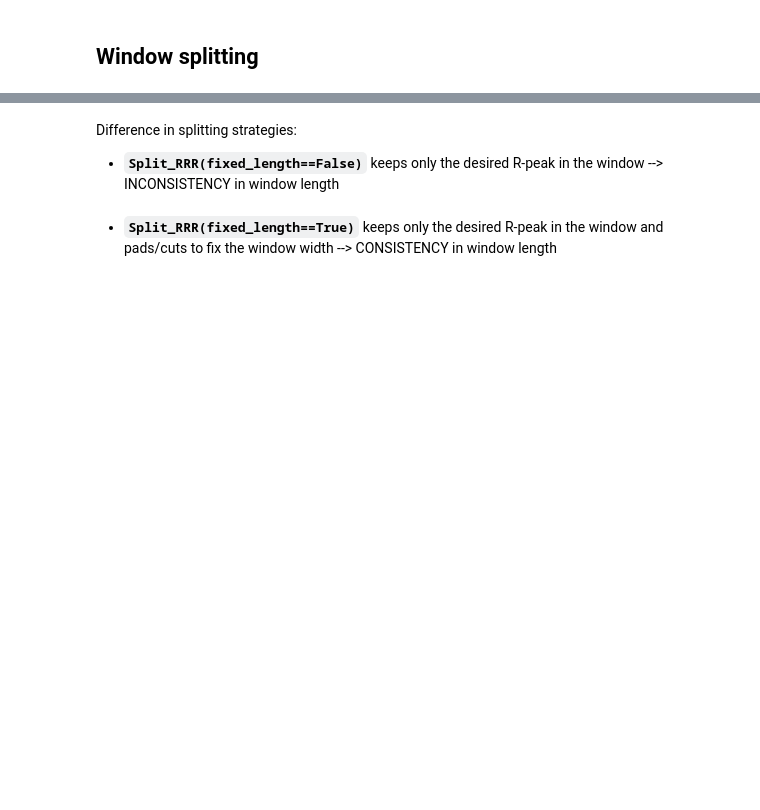
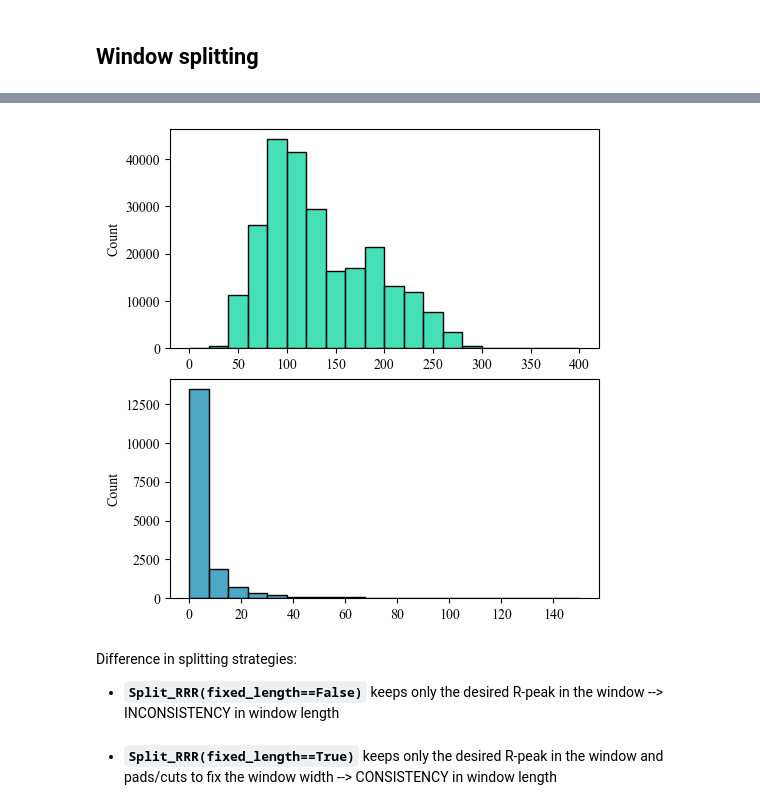
Before and after one commit to alberto-rota/PAC-PVC-Beat-Classifier-for-ECGs, a Jupyter notebook: gold.ipynb, the cells around one changed output, grey strips where cells are left out. Drawn from its saved outputs; the diff is of its cells as text; code cells hidden in the pictures; blank space fills up the shorter version.

```diff
--- a/gold.ipynb
+++ b/gold.ipynb
@@ -13,6 +13,7 @@ import matplotlib.pyplot as plt
 import matplotlib as mpl
 import seaborn as sns
 mpl.rcParams.update(mpl.rcParamsDefault)
+mpl.rcParams['font.sans-serif'] = "Times New Roman"
 import seaborn as sns
 import tarfile
 import math
@@ -56,5 +60,5 @@ color = {
 # %%
-dataset_dir = "../input/ai-dataset/data"
+dataset_dir = "data"
 # %% [markdown]
 ## Patient class definition
 # %%
@@ -209,12 +213,16 @@ class Patient:
             wl2.append(window)
 
         return wl1,wl2
+
+    def countnans(self):
+        return np.count_nonzero(np.isnan(self.lead1))+np.count_nonzero(np.isnan(self.lead2))
 # %% [markdown]
 ## Data Loading
 # %%
 files = sorted(os.listdir(dataset_dir))
 patient = []
 correct,ncorrect=0,0
+nans=0
 for f in range(0,len(files),3):
     try:
         recs = loadmat(os.path.join(dataset_dir,files[f]))
@@ -231,6 +239,7 @@ for f in range(0,len(files),3):
                 'peaklabels':ann['labels']
         }
         patient.append(Patient(patient_as_dict))
+        nans += patient[-1].countnans()
         correct+=1
 
     except:
@@ -238,4 +247,5 @@ for f in range(0,len(files),3):
 
 print(f"Loaded {correct} files correctly")
 if ncorrect>0: print(f"!!!! Error in loading {ncorrect} files")
+if nans>0: print("Found: ",nans, "missing values")
 ptest = patient[9] # Test patient
@@ -285,3 +303,12 @@ plt.show()
+# %%
+plt.figure(figsize=(5,5), constrained_layout=True)
+plt.subplot(2,1,1)
+sns.histplot(RRR,bins=20,binrange=[0,400], color = color['N'])
+plt.subplot(2,1,2)
+sns.histplot(intervals,bins=20,binrange=[0,150], color = color['X'])
+plt.show()
+# %% [output]
+[figure, added]
 # %% [markdown]
 Difference in splitting strategies:
 * **`Split_RRR(fixed_length==False)`** keeps only the desired R-peak in the window --> INCONSISTENCY in window length
```
Also changed, not shown: parts of 7 cells of this notebook, 13 other files.
